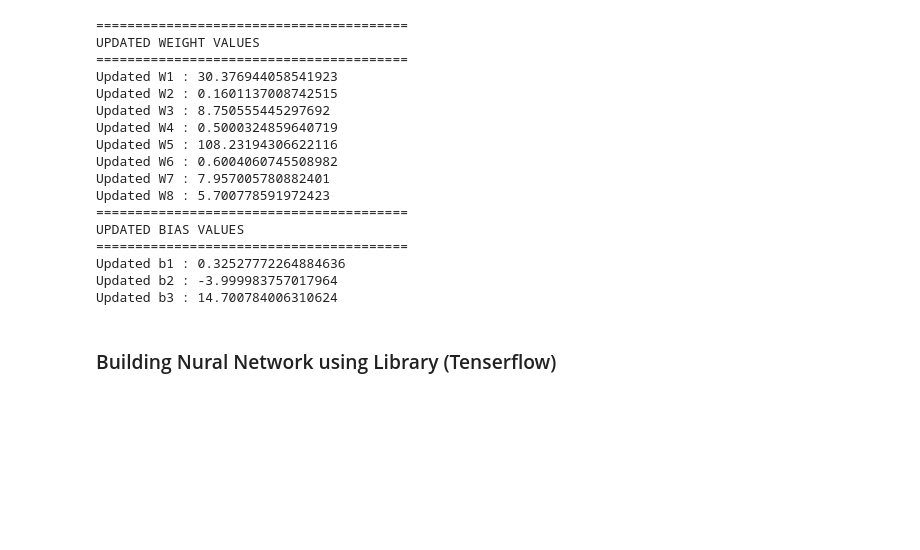
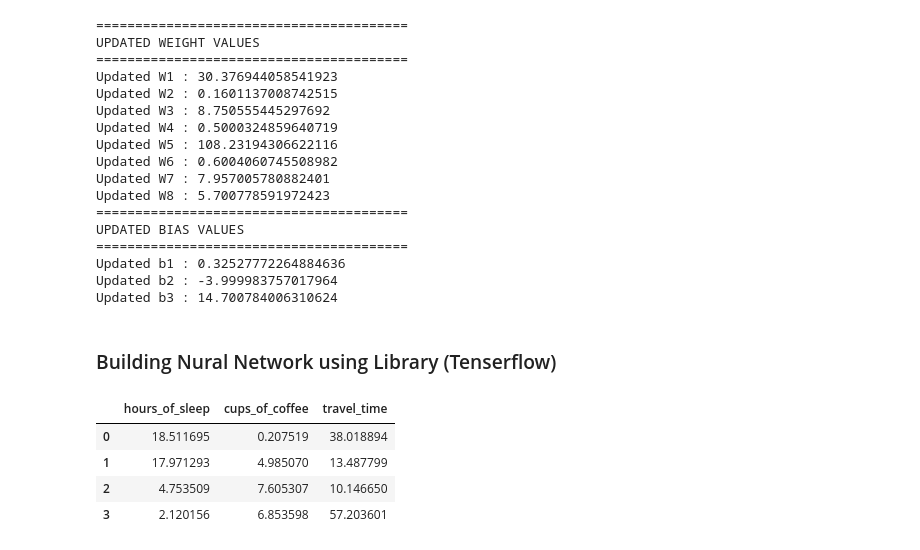
Before and after one commit to h-hemant-p/AI-ML-DS, a Jupyter notebook: 4 DL/Nural Network/ANN/ANN.ipynb, the cells around one changed output. Drawn from its saved outputs; the diff is of its cells as text; code cells hidden in the pictures; blank space fills up the shorter version.

```diff
--- a/4 DL/Nural Network/ANN/ANN.ipynb
+++ b/4 DL/Nural Network/ANN/ANN.ipynb
@@ -244,7 +244,23 @@ Updated b3 : 14.700784006310624
 # %%
 import pandas as pd
 import numpy as np
-# neural network -> data
-# create my synthetic data
-np.random.seed(10) # 0-inf -ve number canniot be passed
+
+# Seed value is used to get same random numbers in each run in any environments
+np.random.seed(10) # (0-inf) -ve number canniot be passed
+
+# Data format :
 # hours_of sleep | cups of coffee | travel time ----> productivity score
+
+num_samples = 1000
+X = np.random.rand(num_samples,3) * np.array([24, 10, 60])
+Y = np.random.rand(num_samples) * 100
+
+
+df = pd.DataFrame(X, columns=['hours_of_sleep','cups_of_coffee','travel_time'])
+df.head(4)
+# %% [output]
+|  | hours_of_sleep | cups_of_coffee | travel_time |
+| 0 | 18.511695 | 0.207519 | 38.018894 |
+| 1 | 17.971293 | 4.985070 | 13.487799 |
+| 2 | 4.753509 | 7.605307 | 10.146650 |
+| 3 | 2.120156 | 6.853598 | 57.203601 |
```
Also changed, not shown: parts of 1 cell of this notebook.
